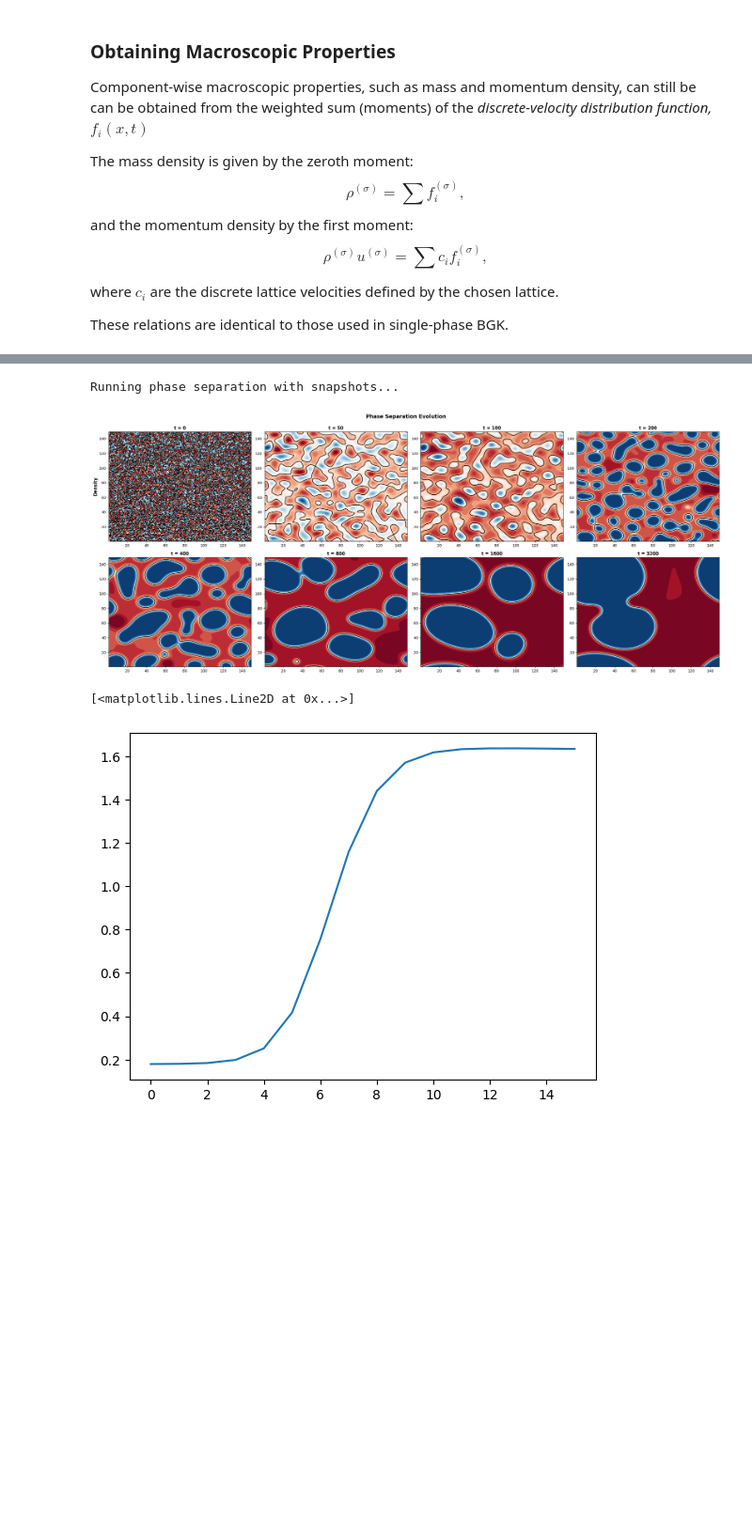
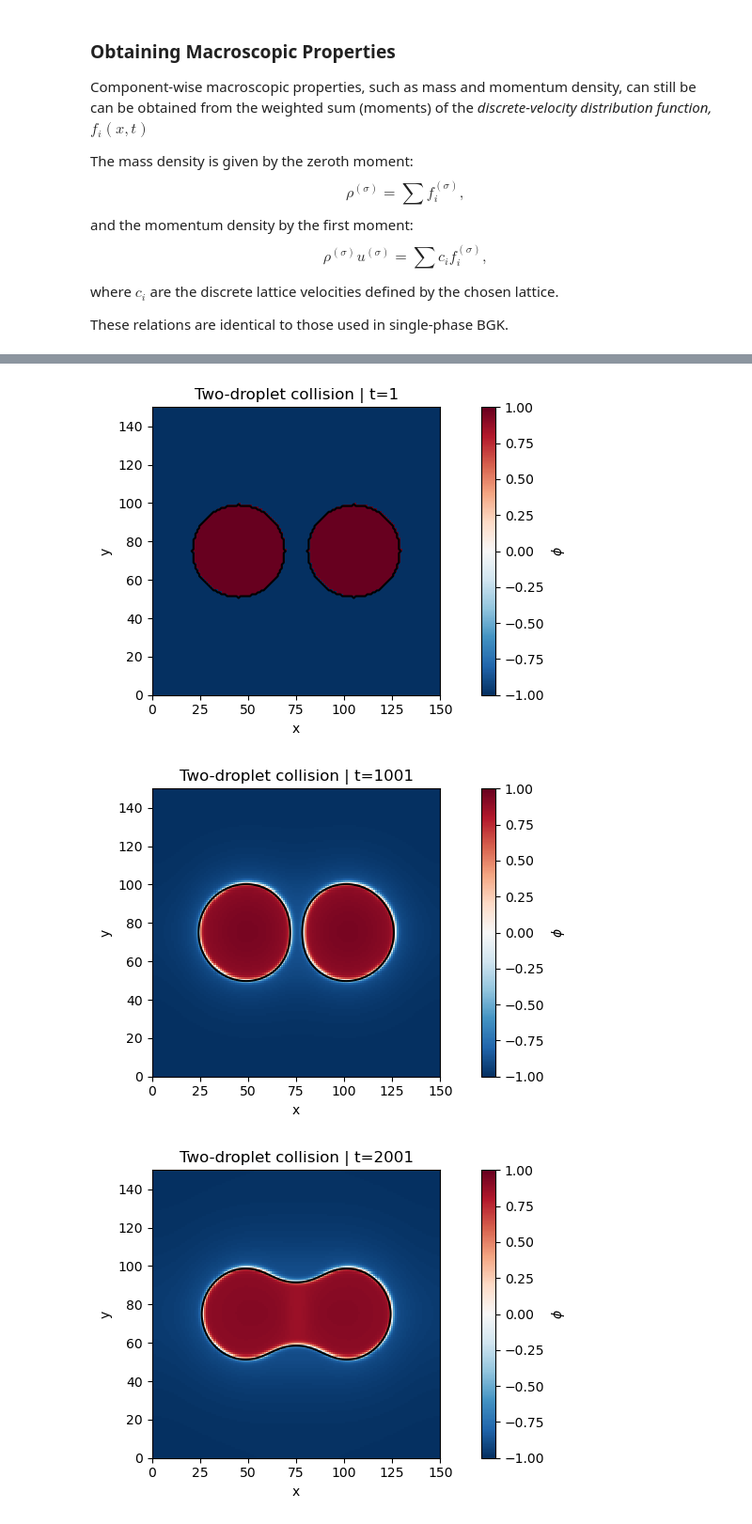
Before and after one commit to digital-porous-media/dpm_teach, a Jupyter notebook: 5_simulation/5-2-3_lbm_d2q9_mcmp.ipynb, the cells around one changed output, grey strips where cells are left out. Shown at 94% size. Drawn from its saved outputs; the diff is of its cells as text; code cells hidden in the pictures; blank space fills up the shorter version.

```diff
--- a/5_simulation/5-2-3_lbm_d2q9_mcmp.ipynb
+++ b/5_simulation/5-2-3_lbm_d2q9_mcmp.ipynb
@@ -711,36 +813,6 @@ def phase_separation(G: float=5.2):
-# %%
-sim, snapshots = phase_separation(G=-5.2)
-
-
-# Create visualization
-fig, axes = plt.subplots(2, len(snapshots)//2, figsize=(24, 10))
-
-for idx, step in enumerate(snapshots.keys()):
-    snap = snapshots[step]
-    ax = axes[idx // (len(snapshots)//2), idx % (len(snapshots)//2)]
-
-    # Density field
-    levels = np.linspace(snap['rho'].min(), snap['rho'].max(), 20)
-    im = ax.contourf(snap['rho'].T, levels=levels, cmap='RdBu_r', origin='lower')
-    rho_mean = np.mean(snap['rho'])
-    ax.contour(snap['rho'].T, levels=[rho_mean], colors='k', linewidths=1.5, origin='lower')
-    ax.set_title(f't = {step}', fontweight='bold')
-    if idx == 0:
-        ax.set_ylabel('Density', fontsize=12, fontweight='bold')
-    # ax.set_xticks([])
-    # ax.set_yticks([])
-
-plt.suptitle('Phase Separation Evolution',
-                fontsize=14, fontweight='bold', y=0.995)
-plt.tight_layout()
-# %% [output]
-Running phase separation with snapshots...
-[figure, removed]
-# %%
-from skimage.measure import profile_line
-
-interface_profile = profile_line(sim.rho, src=(65, 120), dst=(80, 120))
-plt.plot(interface_profile)
-# %% [output]
-[<matplotlib.lines.Line2D at 0x...>]
-[figure, removed]
+# %%
+droplet_coalescence()
+# %% [output]
+[figure, added]
+[figure, added]
+[figure, added]
```
Also changed, not shown: parts of 28 cells of this notebook.
